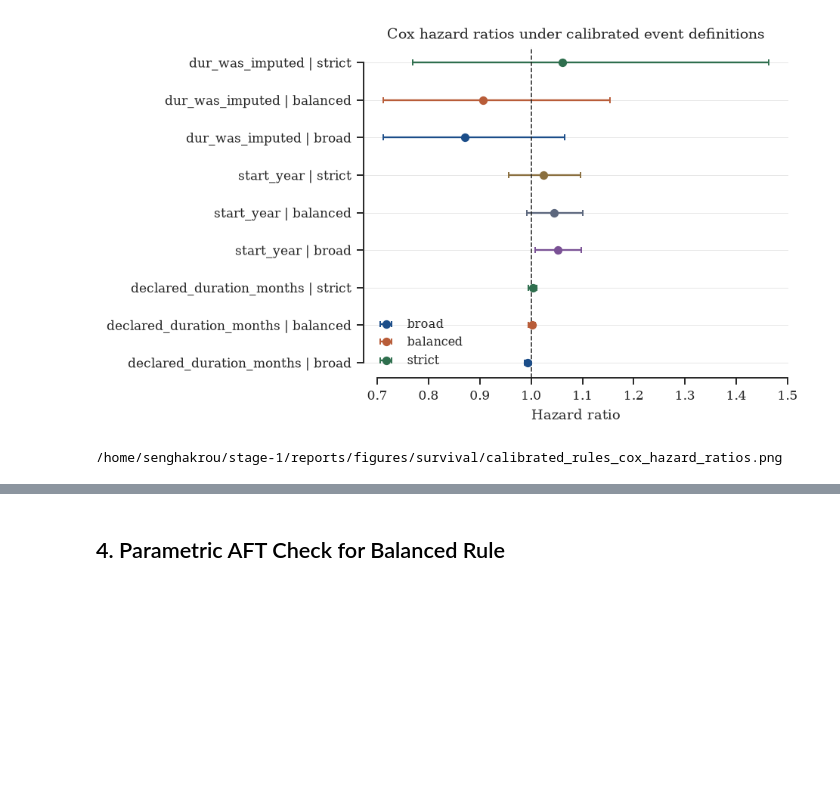
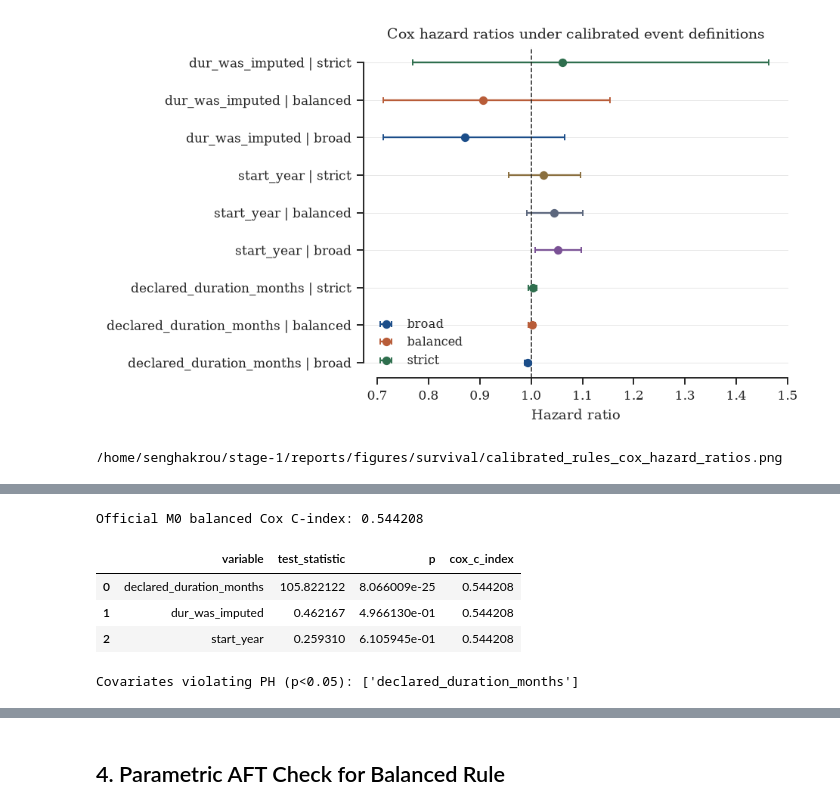
Before and after one commit to ROUSenghak/stage, a Jupyter notebook: notebooks/07_calibrated_survival_analysis.ipynb, the cells around one changed output, grey strips where cells are left out. Drawn from its saved outputs; the diff is of its cells as text; code cells hidden in the pictures; blank space fills up the shorter version.

```diff
--- a/notebooks/07_calibrated_survival_analysis.ipynb
+++ b/notebooks/07_calibrated_survival_analysis.ipynb
@@ -230,0 +235,28 @@ if not coef_plot.empty:
+# %%
+from lifelines.statistics import proportional_hazard_test
+
+official_cox_df = balanced[["observed_duration_months", "event", "declared_duration_months", "dur_was_imputed", "start_year"]].dropna().copy() if 'balanced' in dir() else dfs["balanced"][["observed_duration_months", "event", "declared_duration_months", "dur_was_imputed", "start_year"]].dropna().copy()
+official_cox_df = official_cox_df.rename(columns={"observed_duration_months": "duration"})
+
+official_cph = CoxPHFitter(penalizer=0.05)
+official_cph.fit(official_cox_df, duration_col="duration", event_col="event")
+print(f"Official M0 balanced Cox C-index: {official_cph.concordance_index_:.6f}")
+
+ph_test = proportional_hazard_test(official_cph, official_cox_df, time_transform="rank")
+ph_summary = ph_test.summary.reset_index().rename(columns={"index": "variable"})
+ph_summary["rule_name"] = "M0_balanced"
+ph_summary["cox_c_index"] = official_cph.concordance_index_
+ph_summary["n_rows"] = len(official_cox_df)
+ph_summary["n_events"] = int(official_cox_df["event"].sum())
+ph_summary.to_csv(REPORT_TABLES / "m0_balanced_cox_ph_assumption_test.csv", index=False)
+display(ph_summary[["variable", "test_statistic", "p", "cox_c_index"]])
+
+violated = ph_summary[ph_summary["p"] < 0.05]["variable"].tolist()
+print(f"Covariates violating PH (p<0.05): {violated if violated else 'none'}")
+# %% [output]
+Official M0 balanced Cox C-index: 0.544208
+|  | variable | test_statistic | p | cox_c_index |
+| 0 | declared_duration_months | 105.822122 | 8.066009e-25 | 0.544208 |
+| 1 | dur_was_imputed | 0.462167 | 4.966130e-01 | 0.544208 |
+| 2 | start_year | 0.259310 | 6.105945e-01 | 0.544208 |
+Covariates violating PH (p<0.05): ['declared_duration_months']
```
Also changed, not shown: parts of 3 cells of this notebook, 37 other files.
